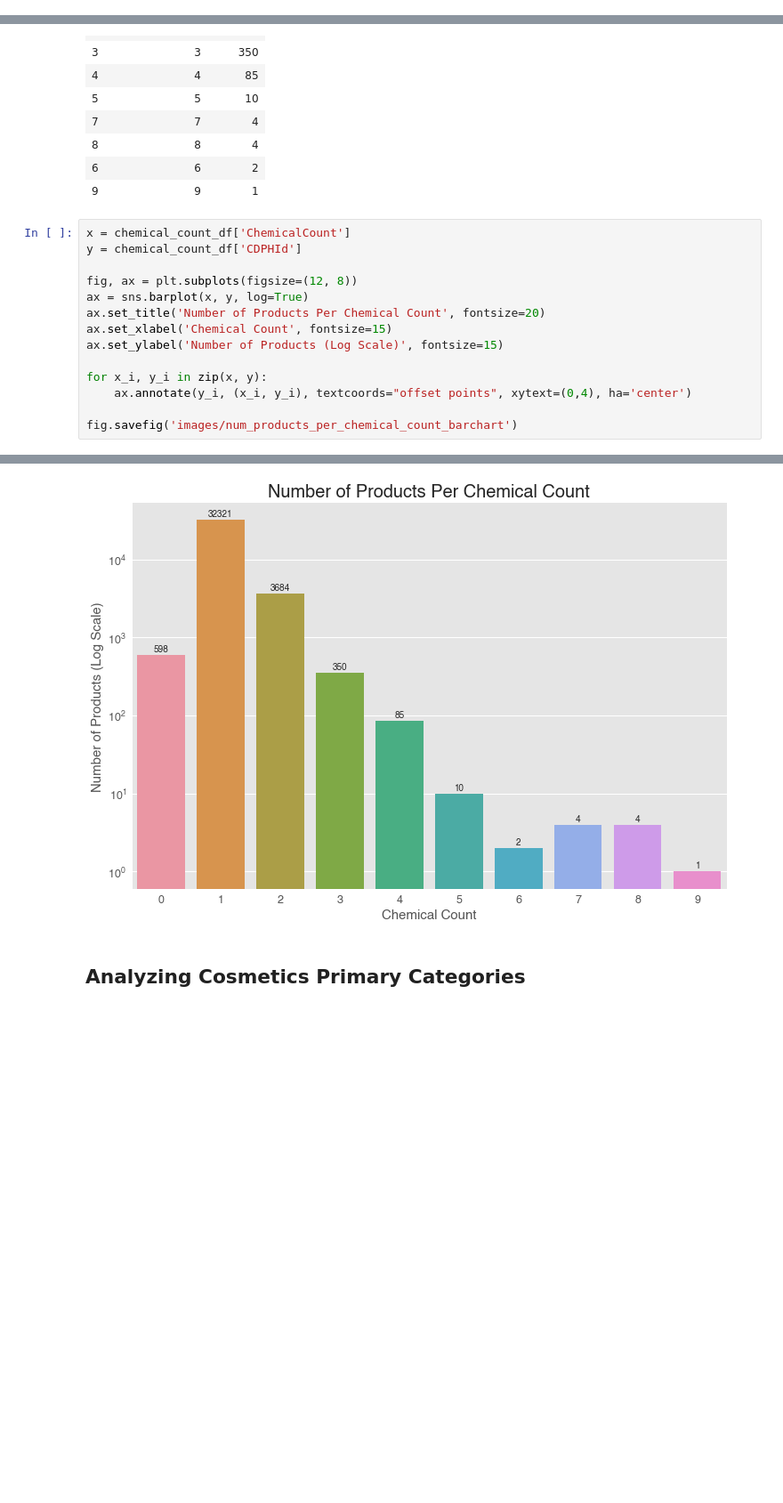
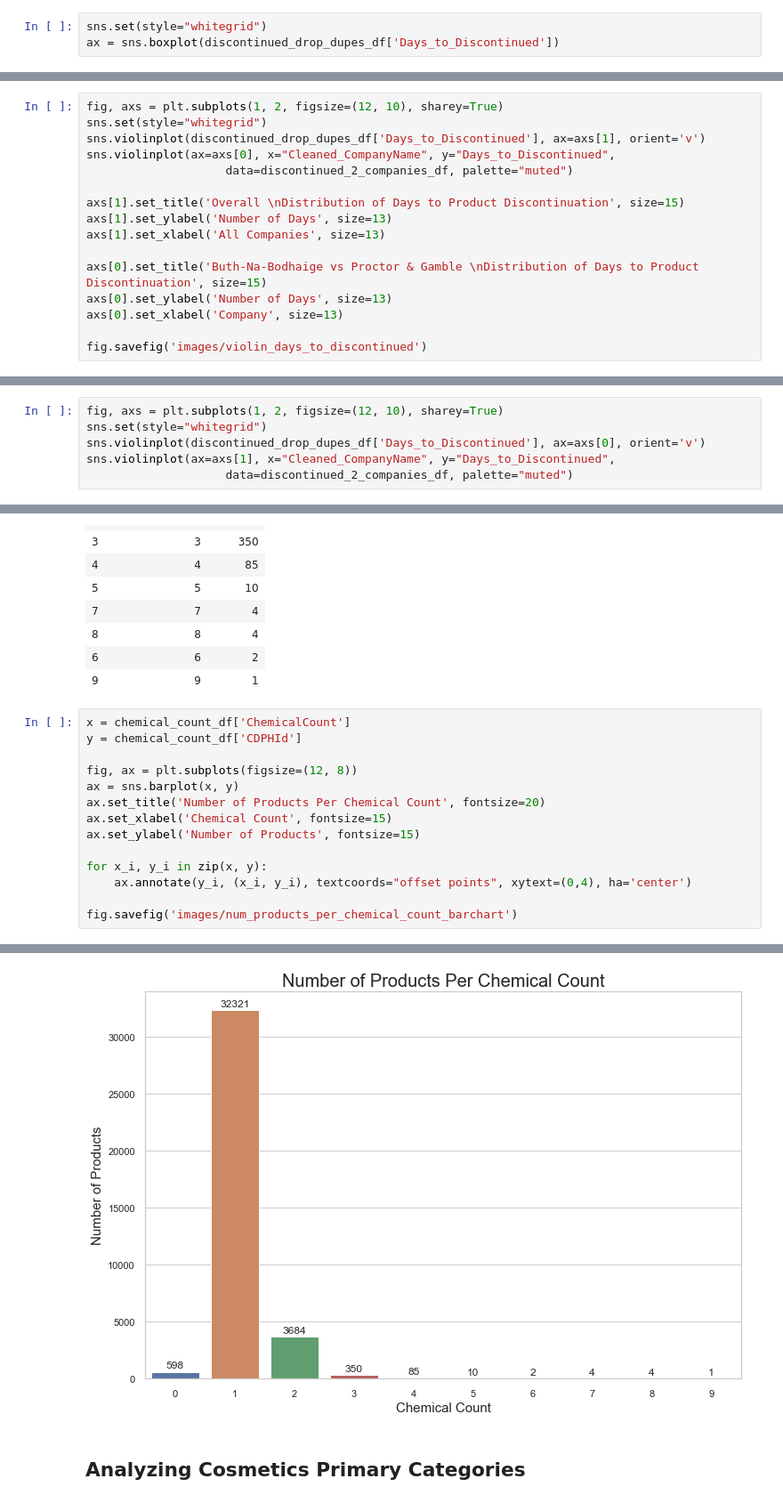
Before and after one commit to chelseanbr/Whats-In-My-Makeup-Bag, a Jupyter notebook: final_data_wrangling_eda.ipynb, the cells around one changed output, grey strips where cells are left out. Shown at 89% size. Cells and saved outputs as stored; diff of their text form; blank space fills up the shorter version.

```diff
--- a/final_data_wrangling_eda.ipynb
+++ b/final_data_wrangling_eda.ipynb
@@ -650,0 +769,3 @@ ax = sns.violinplot(discontinued_drop_dupes_df['Days_to_Discontinued'])
+# %%
+sns.set(style="whitegrid")
+ax = sns.boxplot(discontinued_drop_dupes_df['Days_to_Discontinued'])
@@ -680,3 +803,19 @@ ax = sns.violinplot(x="Cleaned_CompanyName", y="Days_to_Discontinued",
                     data=discontinued_2_companies_df, palette="muted")
 # %% [output]
 [figure]
+# %%
+fig, axs = plt.subplots(1, 2, figsize=(12, 10), sharey=True)
+sns.set(style="whitegrid")
+sns.violinplot(discontinued_drop_dupes_df['Days_to_Discontinued'], ax=axs[1], orient='v')
+sns.violinplot(ax=axs[0], x="Cleaned_CompanyName", y="Days_to_Discontinued",
+                    data=discontinued_2_companies_df, palette="muted")
+
+axs[1].set_title('Overall \nDistribution of Days to Product Discontinuation', size=15)
+axs[1].set_ylabel('Number of Days', size=13)
+axs[1].set_xlabel('All Companies', size=13)
+
+axs[0].set_title('Buth-Na-Bodhaige vs Proctor & Gamble \nDistribution of Days to Product Discontinuation', size=15)
+axs[0].set_ylabel('Number of Days', size=13)
+axs[0].set_xlabel('Company', size=13)
+
+fig.savefig('images/violin_days_to_discontinued')
@@ -685,3 +860,9 @@ ax = sns.violinplot(x="Cleaned_CompanyName", y="Days_to_Discontinued",
+# %%
+fig, axs = plt.subplots(1, 2, figsize=(12, 10), sharey=True)
+sns.set(style="whitegrid")
+sns.violinplot(discontinued_drop_dupes_df['Days_to_Discontinued'], ax=axs[0], orient='v')
+sns.violinplot(ax=axs[1], x="Cleaned_CompanyName", y="Days_to_Discontinued",
+                    data=discontinued_2_companies_df, palette="muted")
 # %% [markdown]
 ## Analyzing by InitialDateReported
 # %%
@@ -946,10 +1127,10 @@ x = chemical_count_df['ChemicalCount']
 y = chemical_count_df['CDPHId']
 
 fig, ax = plt.subplots(figsize=(12, 8))
-ax = sns.barplot(x, y, log=True)
+ax = sns.barplot(x, y)
 ax.set_title('Number of Products Per Chemical Count', fontsize=20)
 ax.set_xlabel('Chemical Count', fontsize=15)
-ax.set_ylabel('Number of Products (Log Scale)', fontsize=15)
+ax.set_ylabel('Number of Products', fontsize=15)
 
 for x_i, y_i in zip(x, y):
     ax.annotate(y_i, (x_i, y_i), textcoords="offset points", xytext=(0,4), ha='center')
@@ -962,14 +1143,14 @@ Text(0, 0.5, 'Number of Products (Log Scale)')
 Text(0, 4, '32321')
 Text(0, 4, '3684')
 Text(0, 4, '598')
 Text(0, 4, '350')
 Text(0, 4, '85')
 Text(0, 4, '10')
 Text(0, 4, '4')
 Text(0, 4, '4')
 Text(0, 4, '2')
 Text(0, 4, '1')
-[figure, old version]
+[figure, new version]
 # %% [markdown]
 ## Analyzing Cosmetics Primary Categories
 # %%
```
Also changed, not shown: parts of 42 cells of this notebook, 13 other files.
